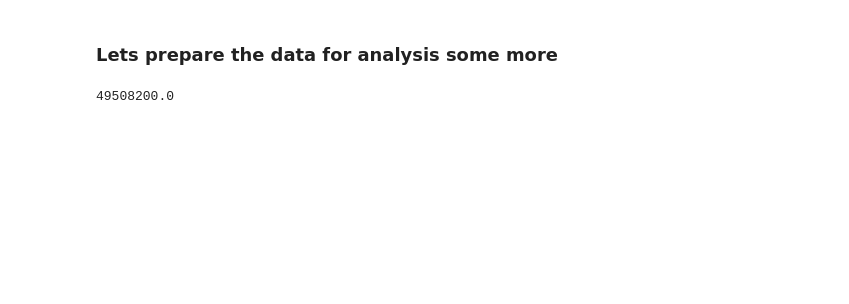
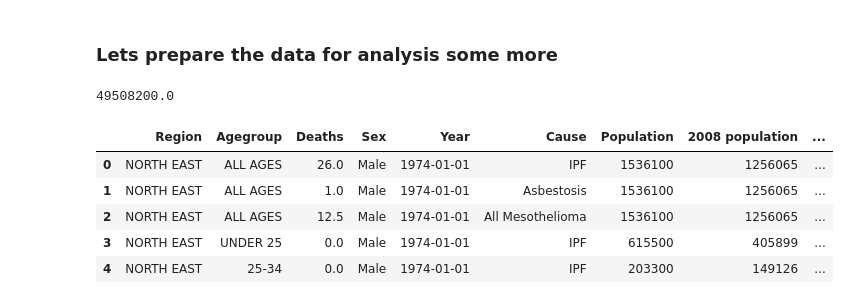
Before and after one commit to drcjar/pypf, a Jupyter notebook: notebooks/pypf_prep.ipynb, the cells around one changed output. Saved outputs shown, nothing was run; the diff lists cells and outputs as text; code cells hidden in the pictures; blank space fills up the shorter version.

```diff
--- a/notebooks/pypf_prep.ipynb
+++ b/notebooks/pypf_prep.ipynb
@@ -98,10 +92,7 @@ df['Rate per 100,000 population'] = (df['Deaths'] / df['Population']) * 100000
 #df1 = df[df['Agegroup'] != 'ALL AGES'] #lets throw away all ages rows
 df['Estimated deaths age standardised to 2008 population'] = (df['2008 population'] / 100000) * df['Rate per 100,000 population']
 # %%
-df['Corrected Meso Deaths'] = (df['Estimated deaths age standardised to 2008 population'] / df['Year'].map(lambda x: mesocorrection_lookup[x])) * 100
+df['Rate per 100,000 (standardised)'] = (df['Estimated deaths age standardised to 2008 population'] / df['2008 population']) * 100000
-# %%
-df['Corrected Meso Deaths per 100,000 (standardised)'] = (df['Corrected Meso Deaths'] / df['2008 population']) * 100000
-df['Rate per 100,000 (standardised)'] = (df['Estimated deaths age standardised to 2008 population'] / df['2008 population']) * 100000
 # %%
 df.to_pickle('.././data/pickle/pypf_prep.pkl')
 # %%
@@ -110,3 +101,12 @@ regpop.sort()
 regpop.values.sum() / 3
 # %% [output]
 49508200.0
+# %%
+df.head()
+# %% [output]
+|  | Region | Agegroup | Deaths | Sex | Year | Cause | Population | 2008 population | ... |
+| 0 | NORTH EAST | ALL AGES | 26.0 | Male | 1974-01-01 | IPF | 1536100 | 1256065 | ... |
+| 1 | NORTH EAST | ALL AGES | 1.0 | Male | 1974-01-01 | Asbestosis | 1536100 | 1256065 | ... |
+| 2 | NORTH EAST | ALL AGES | 12.5 | Male | 1974-01-01 | All Mesothelioma | 1536100 | 1256065 | ... |
+| 3 | NORTH EAST | UNDER 25 | 0.0 | Male | 1974-01-01 | IPF | 615500 | 405899 | ... |
+| 4 | NORTH EAST | 25-34 | 0.0 | Male | 1974-01-01 | IPF | 203300 | 149126 | ... |
```
Also changed, not shown: parts of 1 cell of this notebook, 7 other files.
